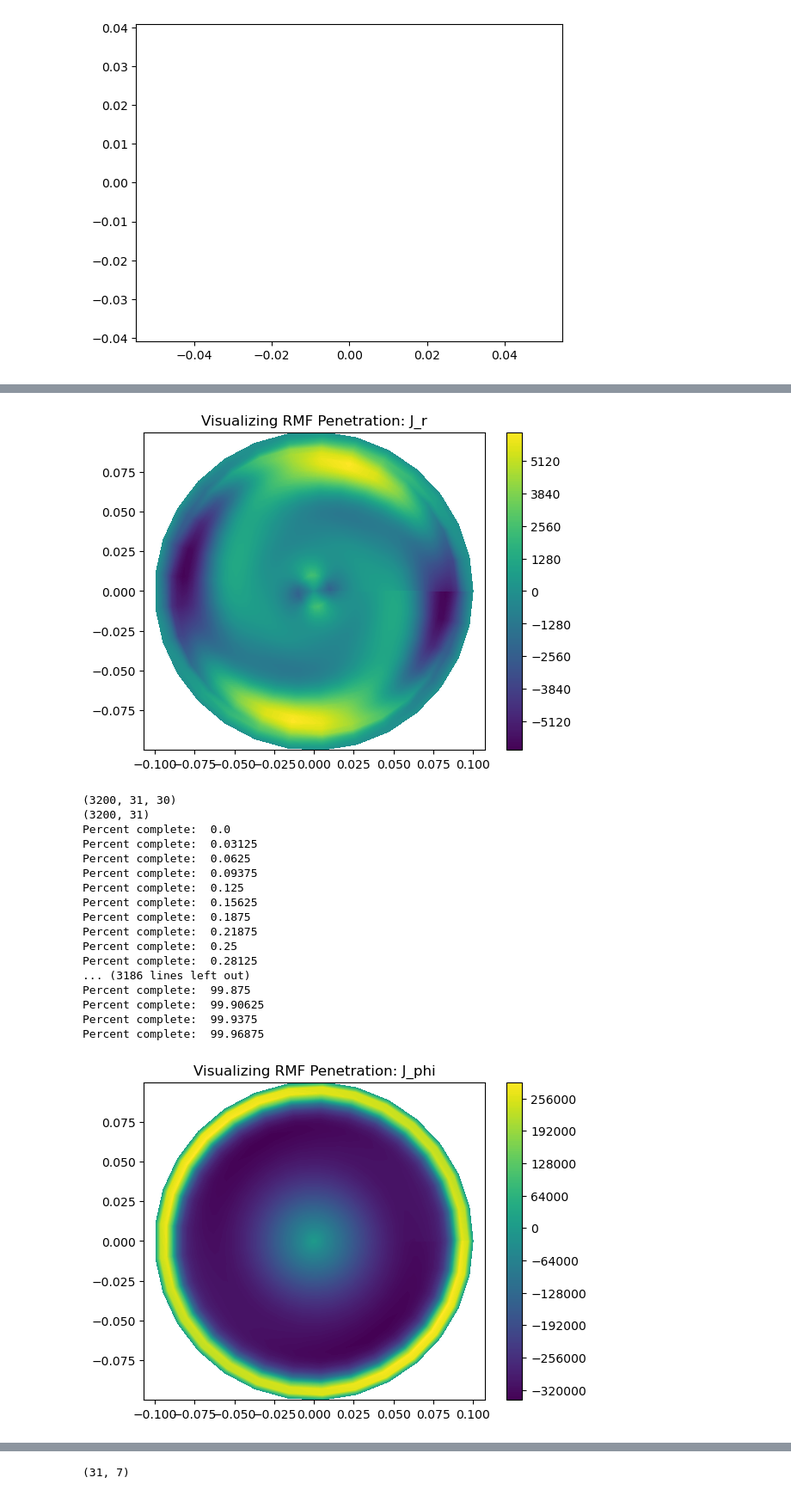
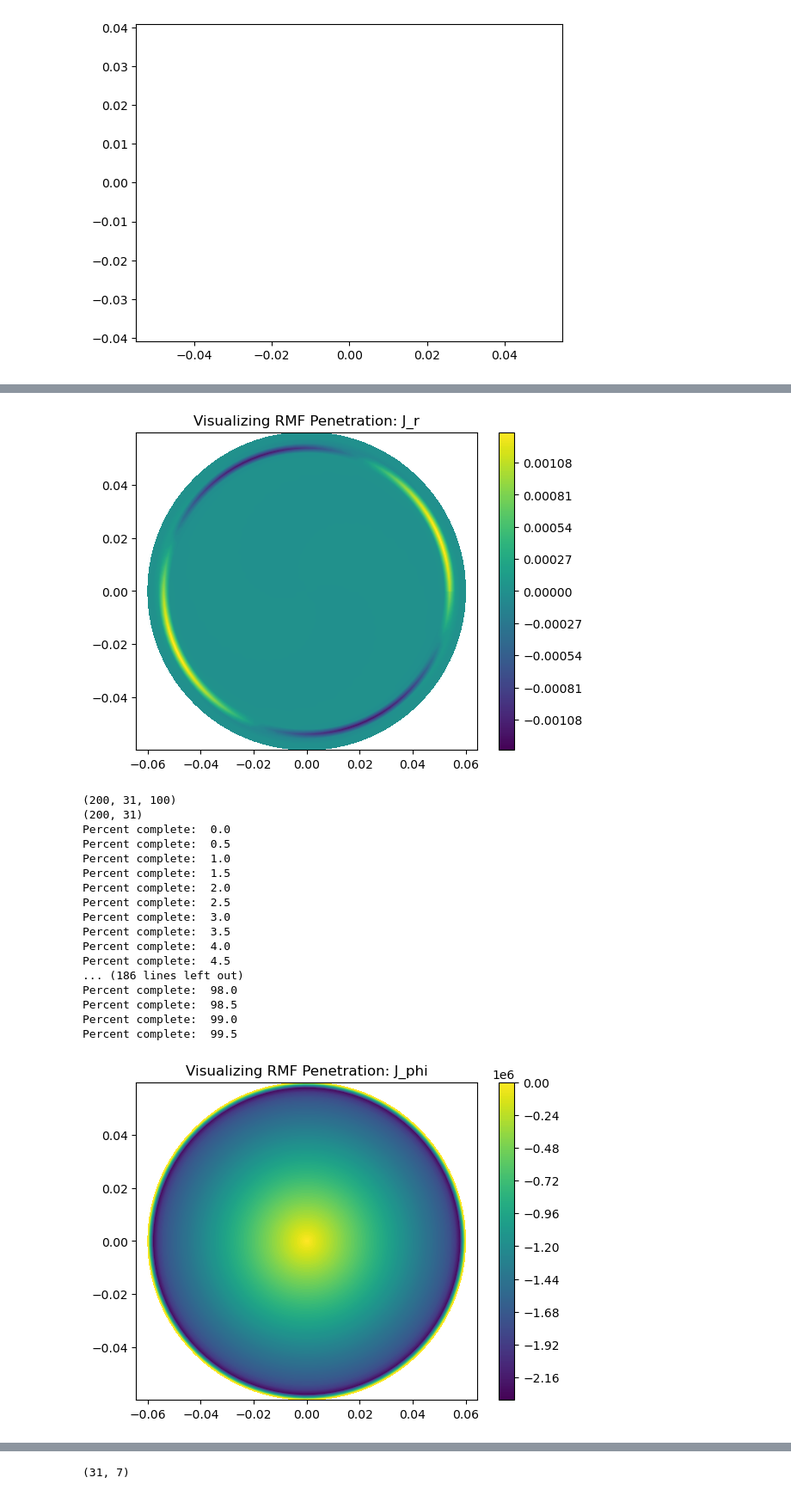
Before and after one commit to vandelij/FRC_RMF, a Jupyter notebook: predictor2_corrector_combine_RMF_code_case_Mlroy1999_fewer_time_steps - Copy.ipynb, the cells around one changed output, grey strips where cells are left out. Shown at 86% size. Cells and saved outputs as stored; diff of their text form; code cells hidden in the pictures.

```diff
--- a/predictor2_corrector_combine_RMF_code_case_Mlroy1999_fewer_time_steps - Copy.ipynb
+++ b/predictor2_corrector_combine_RMF_code_case_Mlroy1999_fewer_time_steps - Copy.ipynb
@@ -9,7 +9,7 @@ from scipy.integrate import odeint
 # Create Domain -------------------------------------------------
 # physical constants
 mu0 = 4*np.pi*10**(-7) # permeability of free space
-TeV = 5 # eV
+TeV = 75 # eV
 Tk = TeV/1000
 eta = 3.3e-8/Tk**(3/2) # plasma resitivity [Ohm-m] (Freidberg eq 11.15)
 e = 1.6022e-19 # Coulombs
@@ -17,17 +17,17 @@ e = 1.6022e-19 # Coulombs
 
 # Device perameters:
 B0 = -350e-4 # magnetic field strength [T]
-R = 0.1#0.5#0.1   # separatrix radius [m]
-rc = 1.1  # flux conserving coil radius [m]
-w_RMF = 2.2e6# 2*np.pi*14e6 # rad/s  # TODO: get rid of 1000
-B_RMF = 2*120e-4  # RMF field strength # TODO 1/17/2024 made -. made +. made 2*{}
-ne = 0.33e20 # m^-3, PFRC value, high end (low end 10^15)
+R = 0.06#0.5#0.1   # separatrix radius [m] #TODO guessed
+rc = 0.08  # flux conserving coil radius [m]
+w_RMF = 2*np.pi*12e6 # rad/s  # TODO: get rid of 1000
+B_RMF = 15e-4  # RMF field strength # TODO 1/17/2024 made -. made +. made 2*{}
+ne = 1e19 # m^-3, PFRC value, high end (low end 10^15)
 
 nr = 31  # mesh in r
 dr = R/nr
 r_array = np.linspace(0, R, nr)
-nt = 8*2000#2*2000#12000#int(12000/2) # number of MHD time steps TODO: change this back
-dt_MHD = 1e-9*6/2#1e-8  # MHD timestep size, in [s], dt_MHD = 1e-8 works well
+nt = 1000#2*2000#12000#int(12000/2) # number of MHD time steps TODO: change this back
+dt_MHD = 1e-9  # MHD timestep size, in [s], dt_MHD = 1e-8 works well
 t_array = np.linspace(0, nt*dt_MHD, nt)
 timestep_save_interval = 5 # The number of timesteps to skip saving between saved timesteps.
 if timestep_save_interval >= nt:
@@ -1041,7 +1024,7 @@ plt.figure(figsize=(10,6))
 #cmap = cm.get_cmap('Reds')
 cmap = cm.get_cmap('YlOrRd')
 #cmap = cm.get_cmap('autumn')
-m = -3
+m = 1
 im = np.where(m_array == m)[0][0]
 print(im)
 print(A_z_hold_out[im].shape[0])
@@ -1344,6 +1327,6 @@ Percent complete:  99.96875
 # %%
 # plot theta
-J_R_TOTAL_FINAL = J_R_TOTAL[range_to_plot-1600, :, :]# B_Z_TOTAL_FINAL = B_Z_TOTAL[-1, :, :]
+J_R_TOTAL_FINAL = J_R_TOTAL[range_to_plot-1, :, :]# B_Z_TOTAL_FINAL = B_Z_TOTAL[-1, :, :]
 rmesh, phimesh = np.meshgrid(r_array, phi_array)
 
 X = rmesh.T * np.cos(phimesh.T)
@@ -1355,7 +1338,7 @@ plt.axis('equal')
 plt.colorbar()
 plt.show()
 # %% [output]
-[figure, old version]
+[figure, new version]
 # %%
 # build the phi current
 # build total J_R = sum_m(A_m):
@@ -1374,38 +1357,38 @@ for it in range(tnew.shape[0]):
                 J_PHI_TOTAL[it, ir, iphi] = J_PHI_TOTAL[it, ir, iphi] + \
                                           J_phim_hold[im][it, ir]*np.exp(1j*m*phi)
 # %% [output]
-(3200, 31, 30)
-(3200, 31)
+(200, 31, 100)
+(200, 31)
 Percent complete:  0.0
-Percent complete:  0.03125
-Percent complete:  0.0625
-Percent complete:  0.09375
-Percent complete:  0.125
-Percent complete:  0.15625
-Percent complete:  0.1875
-Percent complete:  0.21875
-Percent complete:  0.25
-Percent complete:  0.28125
-... (3186 lines left out)
-Percent complete:  99.875
-Percent complete:  99.90625
-Percent complete:  99.9375
-Percent complete:  99.96875
+Percent complete:  0.5
+Percent complete:  1.0
+Percent complete:  1.5
+Percent complete:  2.0
+Percent complete:  2.5
+Percent complete:  3.0
+Percent complete:  3.5
+Percent complete:  4.0
+Percent complete:  4.5
+... (186 lines left out)
+Percent complete:  98.0
+Percent complete:  98.5
+Percent complete:  99.0
+Percent complete:  99.5
 # %%
 # plot theta
-J_PHI_TOTAL_FINAL = J_PHI_TOTAL[range_to_plot-1600, :, :]# B_Z_TOTAL_FINAL = B_Z_TOTAL[-1, :, :]
+J_PHI_TOTAL_FINAL = J_PHI_TOTAL[range_to_plot-1, :, :]# B_Z_TOTAL_FINAL = B_Z_TOTAL[-1, :, :]
 rmesh, phimesh = np.meshgrid(r_array, phi_array)
 
 X = rmesh.T * np.cos(phimesh.T)
 Y = rmesh.T * np.sin(phimesh.T)
 
 plt.contourf(X, Y, np.real(J_PHI_TOTAL_FINAL), levels=200, cmap='viridis')
 plt.title('Visualizing RMF Penetration: J_phi')
 plt.axis('equal')
 plt.colorbar()
 plt.show()
 # %% [output]
-[figure, old version]
+[figure, new version]
 # %%
 # build the z current
 # build total J_z = sum_m(A_m):
```
Also changed, not shown: parts of 36 cells of this notebook.
